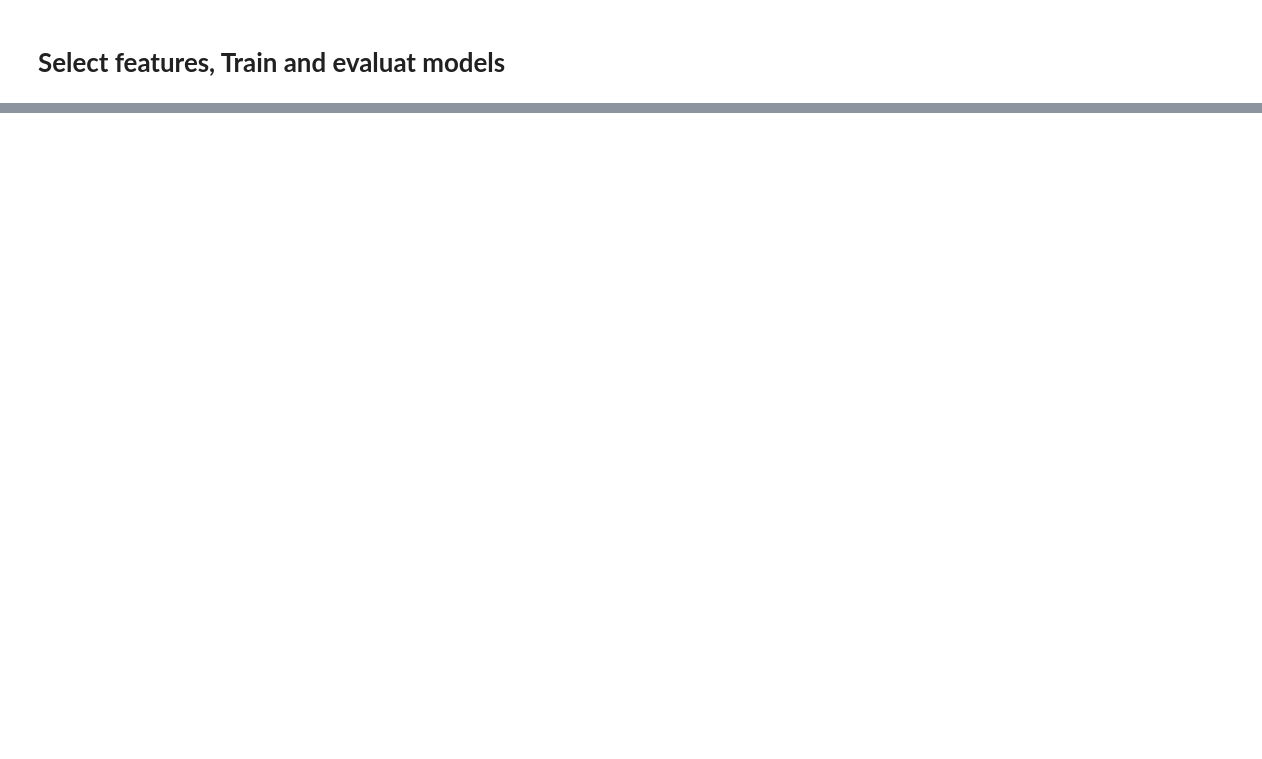
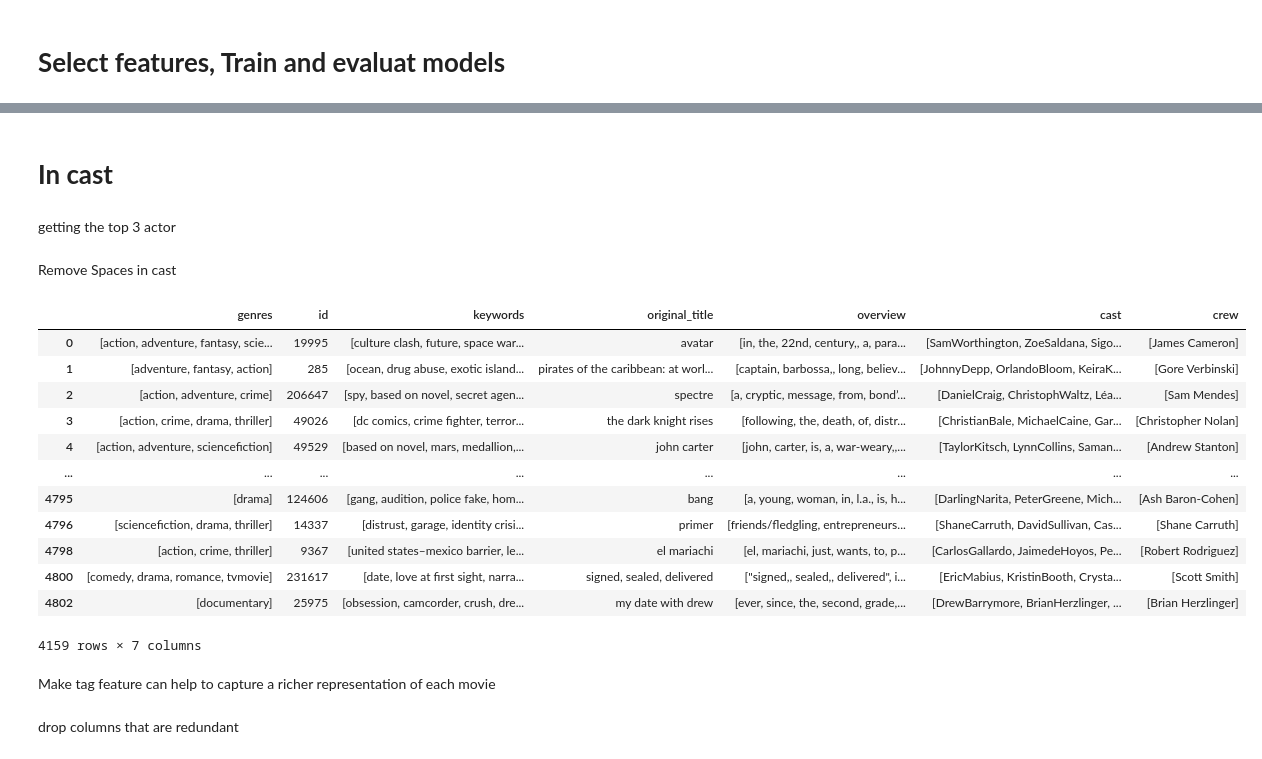
Before and after one commit to monirmo97/TMDB-Movie-Dataset-EDA-Modelling-and-Recommender-System, a Jupyter notebook: TMDB_Movie_Dataset_EDA_Modelling_and_Recommender_System.ipynb, the cells around one changed output, grey strips where cells are left out. Saved outputs shown, nothing was run; the diff lists cells and outputs as text; code cells hidden in the pictures; blank space fills up the shorter version.

```diff
--- a/TMDB_Movie_Dataset_EDA_Modelling_and_Recommender_System.ipynb
+++ b/TMDB_Movie_Dataset_EDA_Modelling_and_Recommender_System.ipynb
@@ -982,0 +1307,6 @@ df.drop(columns=['genres'], inplace=True)
+# %%
+# Extract names from the list of dictionaries in the 'genres' column
+names_only = df2['keywords'].apply(lambda x: [genre['name'] for genre in eval(x)])
+
+# Replace the 'genres' column with the names only
+df2['keywords'] = names_only
@@ -982,0 +1319,11 @@ df.drop(columns=['genres'], inplace=True)
+# %%
+#Getting the Director Name of Movie
+def fetch_director(obj):
+    L = []
+    for i in ast.literal_eval(obj):
+        if i['job'] == 'Director':
+            L.append(i['name'])
+            break
+    return L
+
+df2['crew'] = df2['crew'].apply(fetch_director)
@@ -982,0 +1334,40 @@ df.drop(columns=['genres'], inplace=True)
+# %% [markdown]
+# **In cast**
+# %% [markdown]
+getting the top 3 actor
+# %%
+#to get the top 3 actor
+def convert2(obj):
+    L = []
+    counter = 0
+    for i in ast.literal_eval(obj):
+        if counter != 3:
+            L.append(i['name'])
+            counter += 1
+        else:
+            break
+    return L
+
+df2['cast'] = df2['cast'].apply(convert2)
+# %% [markdown]
+Remove Spaces in cast
+# %%
+df2['cast'] = df2['cast'].apply(lambda x:[i.replace(" ", "") for i in x])
+# %%
+df2
+# %% [output]
+|  | genres | id | keywords | original_title | overview | cast | crew |
+| 0 | [action, adventure, fantasy, scie... | 19995 | [culture clash, future, space war... | avatar | [in, the, 22nd, century,, a, para... | [SamWorthington, ZoeSaldana, Sigo... | [James Cameron] |
+| 1 | [adventure, fantasy, action] | 285 | [ocean, drug abuse, exotic island... | pirates of the caribbean: at worl... | [captain, barbossa,, long, believ... | [JohnnyDepp, OrlandoBloom, KeiraK... | [Gore Verbinski] |
+| 2 | [action, adventure, crime] | 206647 | [spy, based on novel, secret agen... | spectre | [a, cryptic, message, from, bond’... | [DanielCraig, ChristophWaltz, Léa... | [Sam Mendes] |
+| 3 | [action, crime, drama, thriller] | 49026 | [dc comics, crime fighter, terror... | the dark knight rises | [following, the, death, of, distr... | [ChristianBale, MichaelCaine, Gar... | [Christopher Nolan] |
+| 4 | [action, adventure, sciencefiction] | 49529 | [based on novel, mars, medallion,... | john carter | [john, carter, is, a, war-weary,,... | [TaylorKitsch, LynnCollins, Saman... | [Andrew Stanton] |
+| ... | ... | ... | ... | ... | ... | ... | ... |
+| 4795 | [drama] | 124606 | [gang, audition, police fake, hom... | bang | [a, young, woman, in, l.a., is, h... | [DarlingNarita, PeterGreene, Mich... | [Ash Baron-Cohen] |
+| 4796 | [sciencefiction, drama, thriller] | 14337 | [distrust, garage, identity crisi... | primer | [friends/fledgling, entrepreneurs... | [ShaneCarruth, DavidSullivan, Cas... | [Shane Carruth] |
+| 4798 | [action, crime, thriller] | 9367 | [united states–mexico barrier, le... | el mariachi | [el, mariachi, just, wants, to, p... | [CarlosGallardo, JaimedeHoyos, Pe... | [Robert Rodriguez] |
+| 4800 | [comedy, drama, romance, tvmovie] | 231617 | [date, love at first sight, narra... | signed, sealed, delivered | ["signed,, sealed,, delivered", i... | [EricMabius, KristinBooth, Crysta... | [Scott Smith] |
+| 4802 | [documentary] | 25975 | [obsession, camcorder, crush, dre... | my date with drew | [ever, since, the, second, grade,... | [DrewBarrymore, BrianHerzlinger, ... | [Brian Herzlinger] |
+4159 rows × 7 columns
+# %% [markdown]
+Make tag feature can help to capture a richer representation of each movie
@@ -982,0 +1383,2 @@ df.drop(columns=['genres'], inplace=True)
+# %% [markdown]
+drop columns that are redundant
```
Also changed, not shown: parts of 68 cells of this notebook.
